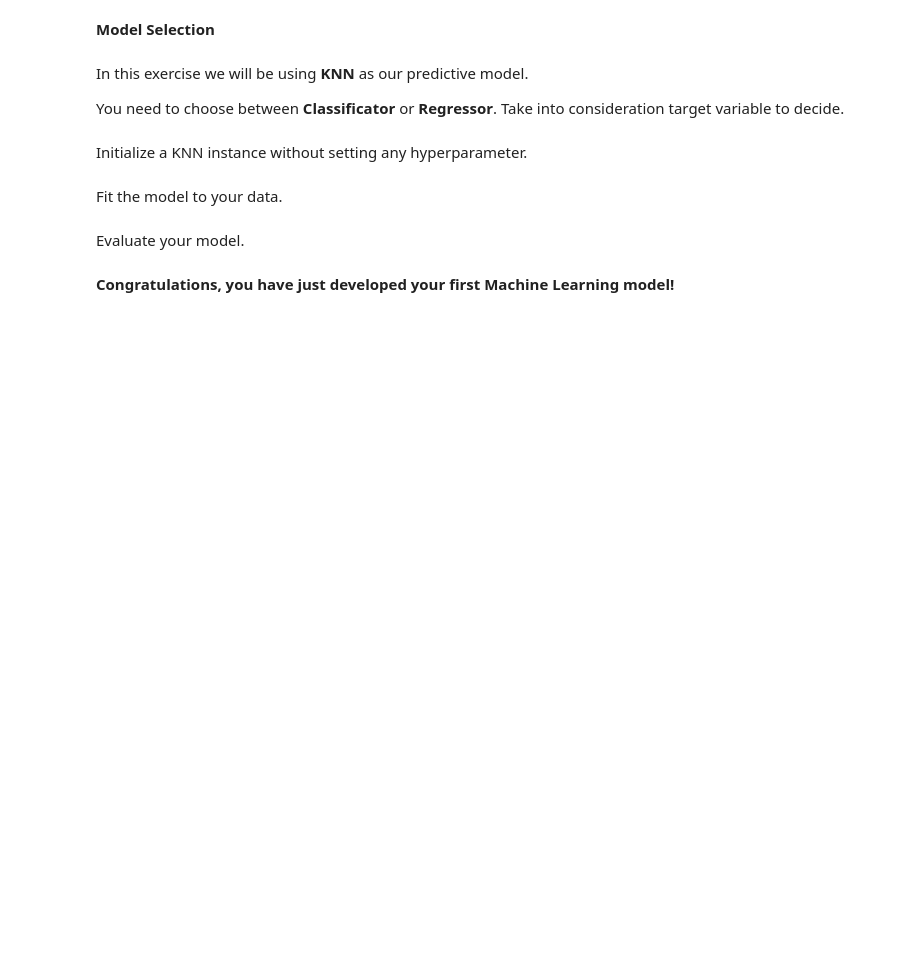
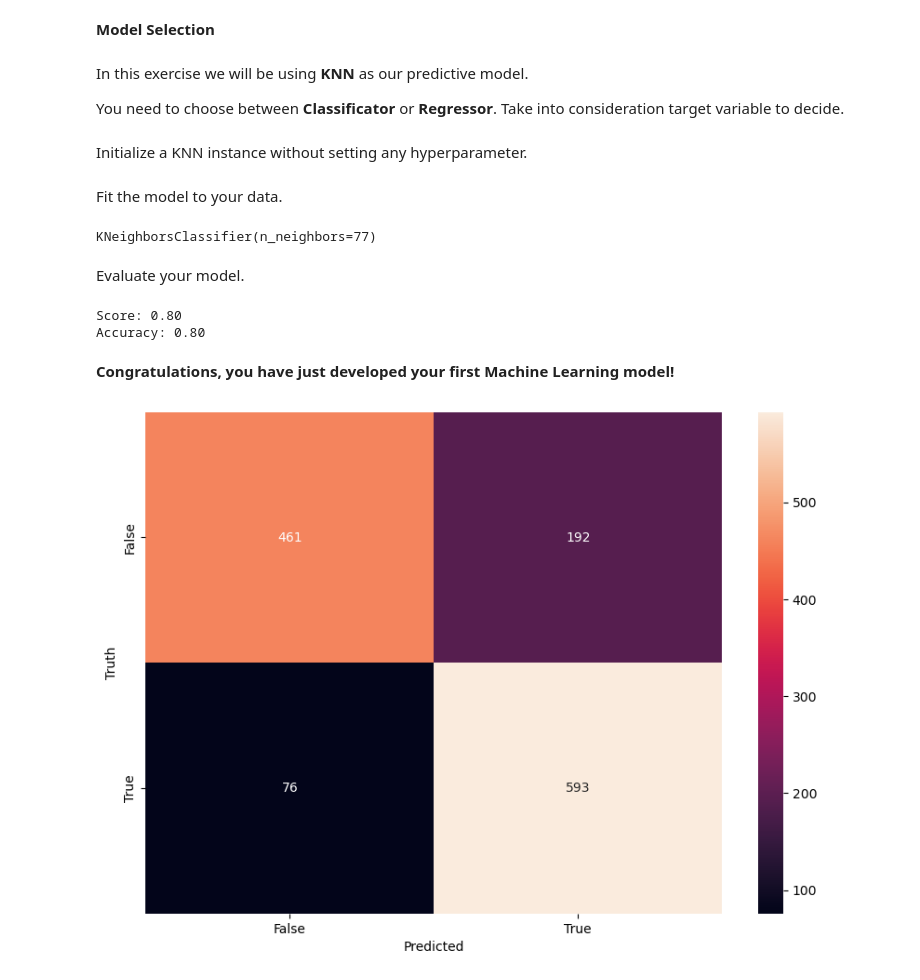
Before and after one commit to jesuserro/lab-intro-to-ml, a Jupyter notebook: lab-intro_to_ml.ipynb, the cells around one changed output. Saved outputs shown, nothing was run; the diff lists cells and outputs as text; code cells hidden in the pictures; blank space fills up the shorter version.

```diff
--- a/lab-intro_to_ml.ipynb
+++ b/lab-intro_to_ml.ipynb
@@ -108,0 +154,3 @@ Now that we have split the data into **features** and **target** variables and i
+# %%
+# split the data into **features** and **target** variables and imported the **train_test_split** function, split X and y into X_train, X_test, y_train, and y_test. 80% of the data should be in the training set and 20% in the test set.
+X_train, X_test, y_train, y_test = train_test_split(features, target, test_size=0.2, random_state=42)
@@ -119,6 +188,17 @@ Initialize a KNN instance without setting any hyperparameter.
+# %%
+#your code here
+#from sklearn.neighbors import KNeighborsRegressor
+from sklearn.neighbors import KNeighborsClassifier
+
+# knn = KNeighborsRegressor(n_neighbors=5)
+
+knn = KNeighborsClassifier(n_neighbors=77)
 # %% [markdown]
 Fit the model to your data.
 # %%
 #your code here
+knn.fit(X_train, y_train)
+# %% [output]
+KNeighborsClassifier(n_neighbors=77)
 # %% [markdown]
 Evaluate your model.
@@ -127,2 +205,33 @@ Evaluate your model.
+# %%
+#your code here
+
+# Hacer predicciones
+y_pred = knn.predict(X_test)
+
+score = knn.score(X_test, y_test)
+accuracy = accuracy_score(y_test, y_pred)
+
+print(f'Score: {score:.2f}')
+print(f'Accuracy: {accuracy:.2f}')
+# %% [output]
+Score: 0.80
+Accuracy: 0.80
 # %% [markdown]
 **Congratulations, you have just developed your first Machine Learning model!**
+# %%
+# Obtener las etiquetas originales
+label_encoder = LabelEncoder()
+label_encoder.fit(y_test)
+labels = label_encoder.classes_
+
+# Calcular la matriz de confusión
+cm = confusion_matrix(y_test, y_pred)
+
+# Plotear la matriz de confusión
+plt.figure(figsize=(10,7))
+sns.heatmap(cm, annot=True, fmt='d', xticklabels=labels, yticklabels=labels)
+plt.xlabel('Predicted')
+plt.ylabel('Truth')
+plt.show()
+# %% [output]
+[figure, added]
```
Also changed, not shown: parts of 13 cells of this notebook.
